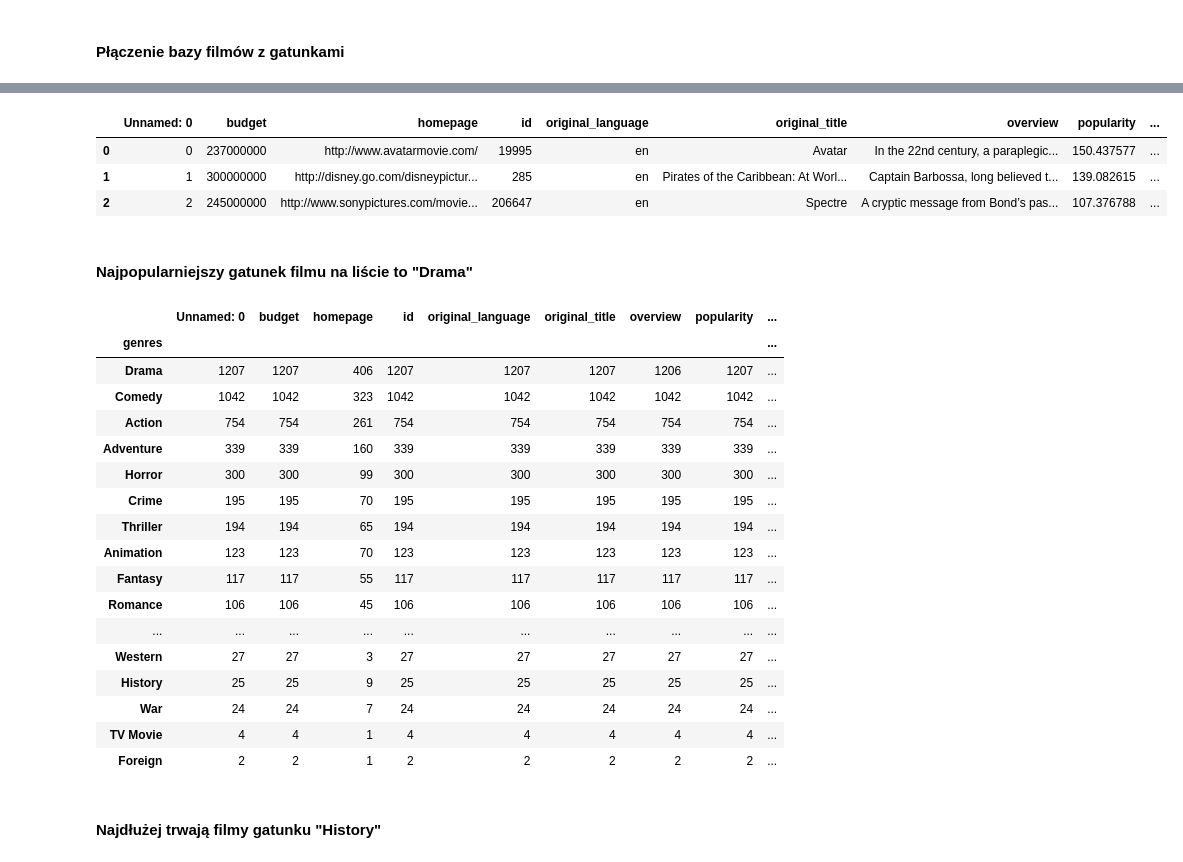
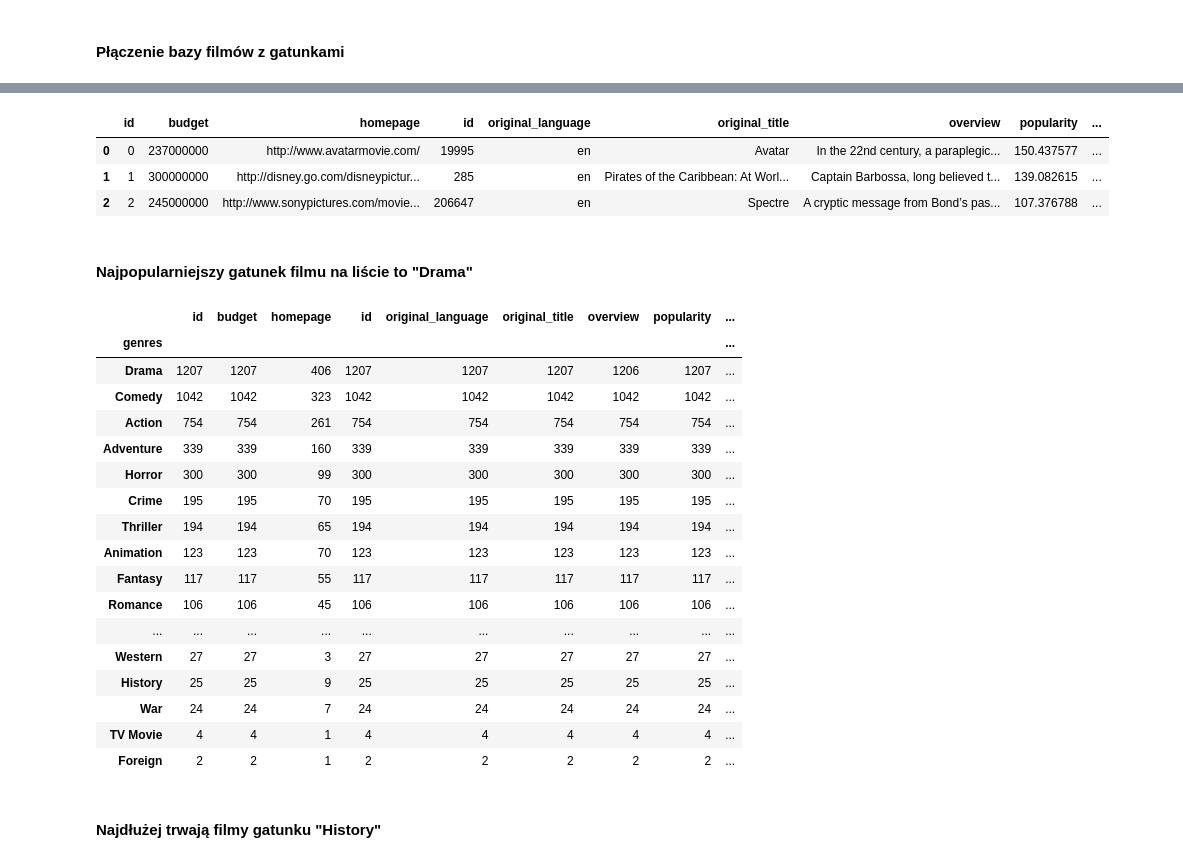
Before and after one commit to debskiszymon/zadanie_baza_filmow, a Jupyter notebook: Zadanie Baza Filmów.ipynb, the cells around one changed output, grey strips where cells are left out. Saved outputs shown, nothing was run; the diff lists cells and outputs as text; code cells hidden in the pictures.

```diff
--- a/Zadanie Baza Filmów.ipynb
+++ b/Zadanie Baza Filmów.ipynb
@@ -7,6 +7,10 @@ import numpy as np
 # %%
 df = pd.read_csv('tmdb_movies.csv')
 bg = pd.read_csv('tmdb_genres.csv')
+# %%
+bg.rename(columns={'Unnamed: 0': 'genre_id'}, inplace=True)
+# %%
+df.rename(columns={'Unnamed: 0': 'id'}, inplace=True)
 # %%
 df.head(3)
 # %% [output]
@@ -71,8 +79,8 @@ Text(0.5, 1.0, 'Średni przychód oraz budżet filmów w latach 2010-2016')
 # %%
-df = df.join(bg.set_index('Unnamed: 0'), on='genre_id')
+df = df.join(bg.set_index('genre_id'), on='genre_id')
 df.head(3)
 # %% [output]
-|  | Unnamed: 0 | budget | homepage | id | original_language | original_title | overview | popularity | ... |
+|  | id | budget | homepage | id | original_language | original_title | overview | popularity | ... |
 | 0 | 0 | 237000000 | http://www.avatarmovie.com/ | 19995 | en | Avatar | In the 22nd century, a paraplegic... | 150.437577 | ... |
 | 1 | 1 | 300000000 | http://disney.go.com/disneypictur... | 285 | en | Pirates of the Caribbean: At Worl... | Captain Barbossa, long believed t... | 139.082615 | ... |
 | 2 | 2 | 245000000 | http://www.sonypictures.com/movie... | 206647 | en | Spectre | A cryptic message from Bond’s pas... | 107.376788 | ... |
@@ -81,7 +89,7 @@ df.head(3)
 # %%
 df.groupby('genres').count().sort_values(by='genre_id', ascending=False)
 # %% [output]
-|  | Unnamed: 0 | budget | homepage | id | original_language | original_title | overview | popularity | ... |
+|  | id | budget | homepage | id | original_language | original_title | overview | popularity | ... |
 | genres |  |  |  |  |  |  |  |  | ... |
 | Drama | 1207 | 1207 | 406 | 1207 | 1207 | 1207 | 1206 | 1207 | ... |
 | Comedy | 1042 | 1042 | 323 | 1042 | 1042 | 1042 | 1042 | 1042 | ... |
```
Also changed, not shown: parts of 4 cells of this notebook.
